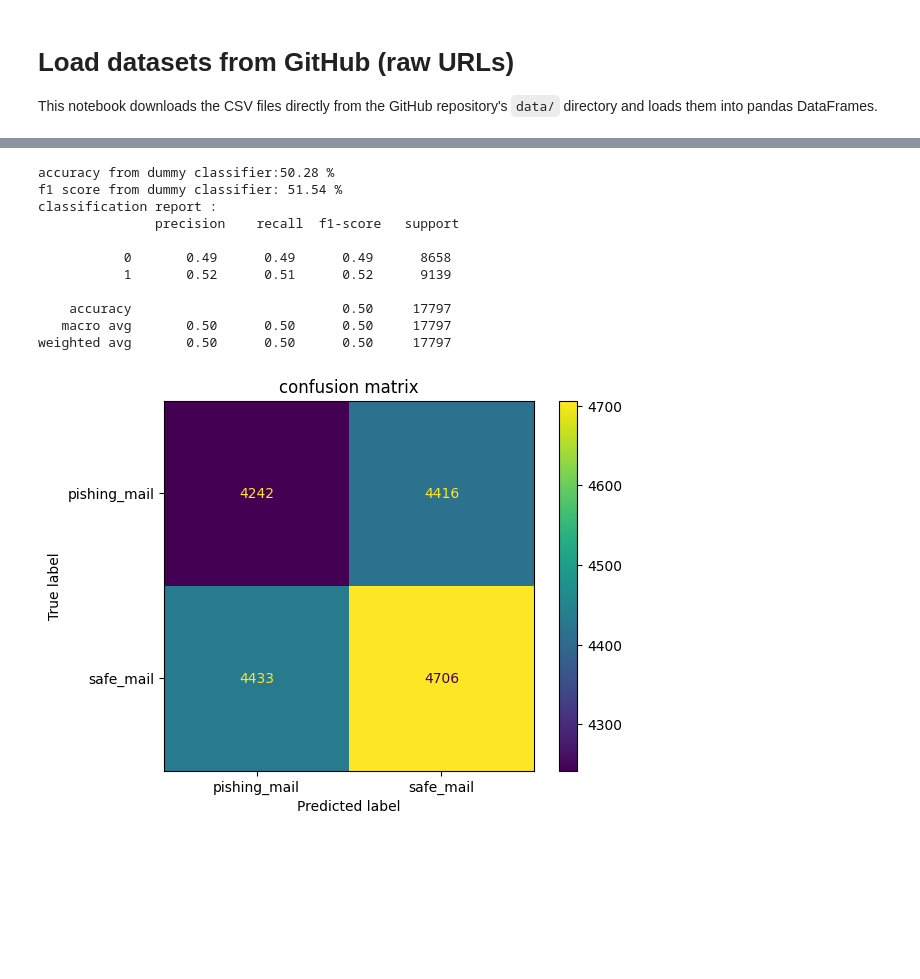
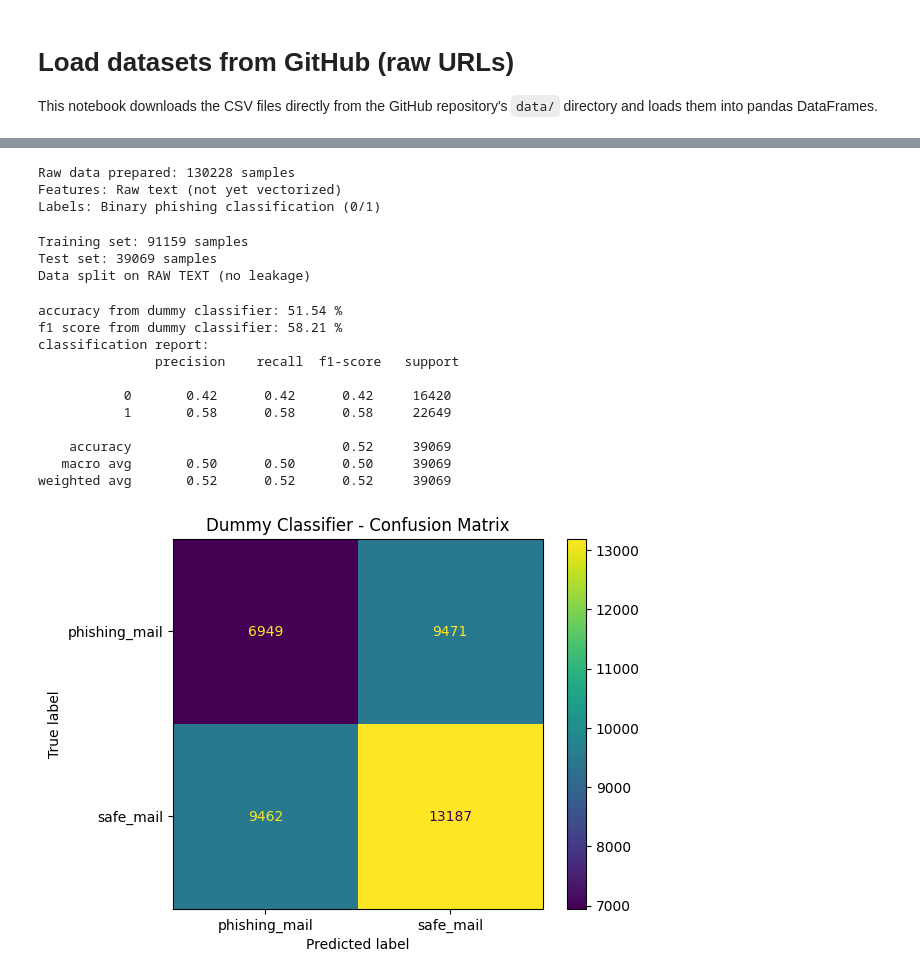
Before and after one commit to BaconPotatoCat/inf2008_assignment, a Jupyter notebook: import_data.ipynb, the cells around one changed output, grey strips where cells are left out. Saved outputs shown, nothing was run; the diff lists cells and outputs as text; code cells hidden in the pictures; blank space fills up the shorter version.

```diff
--- a/import_data.ipynb
+++ b/import_data.ipynb
@@ -8,11 +8,13 @@ import matplotlib.pyplot as plt
 from pprint import pprint
 
 # Base URL to raw GitHub files
-BASE_URL = "https://raw.githubusercontent.com/BaconPotatoCat/inf2008_assignment/refs/heads/main/data/"
-
+# BASE_URL = "https://raw.githubusercontent.com/BaconPotatoCat/inf2008_assignment/refs/heads/main/data/"
+BASE_URL = "./data/"
 # List of CSV files in the data directory
 files = [
     "CEAS_08.csv",
+    "TREC-05.csv",
+    "TREC-07.csv",
     "legit_human.csv",
     "legit_llm.csv",
     "phishing_data_by_type.csv",
@@ -282,40 +445,69 @@ feature_x = tf.fit_transform(combined_df["body"]).toarray()
 # %%
-y_tf = np.array(combined_df["phishing"]) # convert the label into numpy array
+# Prepare RAW text data (before any transformations) for train-test split
+# This ensures no data leakage - transformations happen INSIDE pipelines only
+
+X_raw = combined_df['body'].values  # Raw text data
+y = combined_df['phishing'].values  # Labels
+
+print(f"Raw data prepared: {len(X_raw)} samples")
+print(f"Features: Raw text (not yet vectorized)")
+print(f"Labels: Binary phishing classification (0/1)")
+# %% [output]
+Raw data prepared: 130228 samples
+Features: Raw text (not yet vectorized)
+Labels: Binary phishing classification (0/1)
 # %%
 from sklearn.model_selection import train_test_split
 
-x_train,x_test,y_train,y_test = train_test_split(feature_x,y_tf,train_size=0.7,random_state=0)
+# Split RAW text data (before any transformations)
+# Transformations will happen inside pipelines during fit/predict
+X_train, X_test, y_train, y_test = train_test_split(
+    X_raw,
+    y,
+    train_size=0.7,
+    random_state=0,
+    stratify=y
+)
+
+print(f"Training set: {len(X_train)} samples")
+print(f"Test set: {len(X_test)} samples")
+print(f"Data split on RAW TEXT (no leakage)")
+# %% [output]
+Training set: 91159 samples
+Test set: 39069 samples
+Data split on RAW TEXT (no leakage)
 # %%
 from sklearn.dummy import DummyClassifier
+from sklearn.metrics import accuracy_score,f1_score,classification_report,ConfusionMatrixDisplay,confusion_matrix
 
-# Create a dummy classifier as a baseline
-dummy = DummyClassifier(strategy='stratified', random_state=42) #passing object
-dummy.fit(x_train,y_train)
+# Dummy Classifier Baseline (no pipeline needed - doesn't use features)
+dummy = DummyClassifier(strategy='stratified', random_state=42)
+dummy.fit(X_train, y_train)
 
-#prediction
-pred_dummy = dummy.predict(x_test)
+# Prediction
+pred_dummy = dummy.predict(X_test)
 
-#performance
-print(f"accuracy from dummy classifier:{accuracy_score(y_test,pred_dummy)*100:.2f} %")
+# Performance
+print(f"accuracy from dummy classifier: {accuracy_score(y_test,pred_dummy)*100:.2f} %")
 print(f"f1 score from dummy classifier: {f1_score(y_test,pred_dummy)*100:.2f} %")
-print("classification report : \n",classification_report(y_test,pred_dummy))
+print("classification report:\n", classification_report(y_test,pred_dummy))
 
-#confusion matrix
+# Confusion matrix
 clf_dummy = confusion_matrix(y_test,pred_dummy)
-cx_ = ConfusionMatrixDisplay(clf_dummy,display_labels=['pishing_mail','safe_mail']).plot()
-plt.title("confusion matrix")
+cx_ = ConfusionMatrixDisplay(clf_dummy,display_labels=['phishing_mail','safe_mail']).plot()
+plt.title("Dummy Classifier - Confusion Matrix")
 plt.show()
 # %% [output]
-accuracy from dummy classifier:50.28 %
-f1 score from dummy classifier: 51.54 %
-classification report :
+accuracy from dummy classifier: 51.54 %
+f1 score from dummy classifier: 58.21 %
+classification report:
                precision    recall  f1-score   support
 
-           0       0.49      0.49      0.49      8658
-           1       0.52      0.51      0.52      9139
+           0       0.42      0.42      0.42     16420
+           1       0.58      0.58      0.58     22649
 
-    accuracy                           0.50     17797
-   macro avg       0.50      0.50      0.50     17797
-weighted avg       0.50      0.50      0.50     17797
+    accuracy                           0.52     39069
+   macro avg       0.50      0.50      0.50     39069
+weighted avg       0.52      0.52      0.52     39069
-[figure, old version]
+[figure, new version]
 # %%
```
Also changed, not shown: parts of 30 cells of this notebook.
